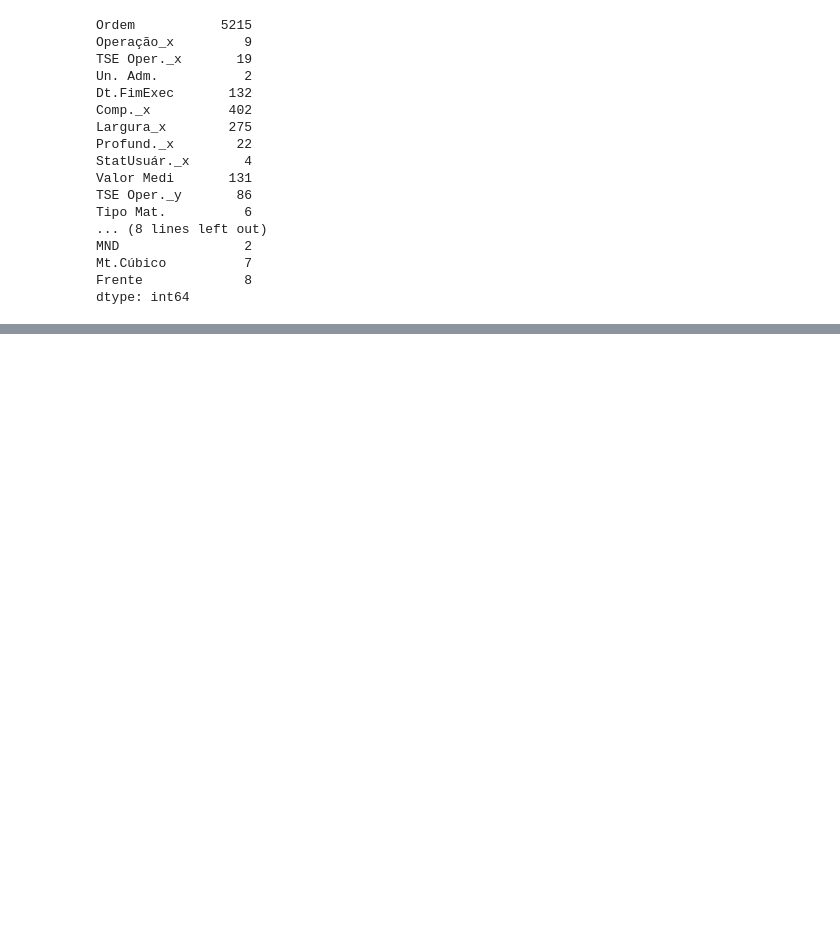
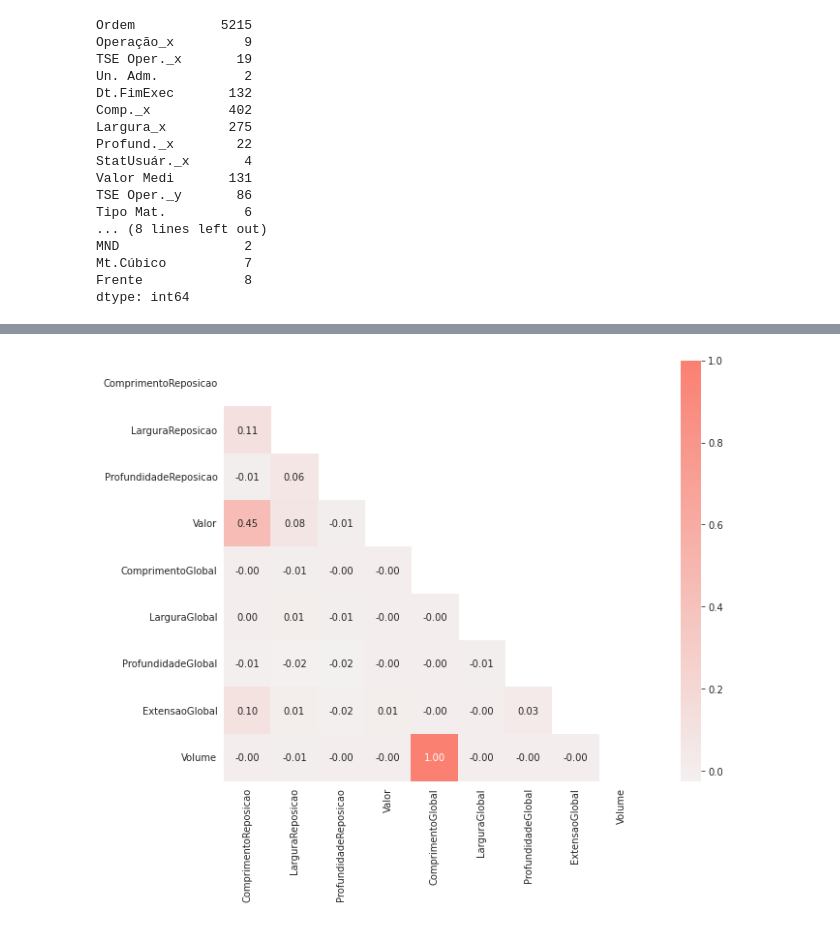
Before and after one commit to eeyamazaki/soebe, a Jupyter notebook: modelo_preditivo_soebe.ipynb, the cells around one changed output, grey strips where cells are left out. Cells and saved outputs as stored; diff of their text form; code cells hidden in the pictures; blank space fills up the shorter version.

```diff
--- a/modelo_preditivo_soebe.ipynb
+++ b/modelo_preditivo_soebe.ipynb
@@ -1510,0 +894,10 @@ r2_knr
+# %%
+# Alterando o nome das colunas e selecionando as variáveis:
+
+dicionario_colunas = {'Ordem':'Ordem', 'Operação_x':'EtapaReposicao', 'TSE Oper._x':'TSEReposicao', 'Un. Adm.':'UGR', 'Dt.FimExec':'DataExec',
+       'Comp._x':'ComprimentoReposicao', 'Largura_x':'LarguraReposicao', 'Profund._x':'ProfundidadeReposicao', 'StatUsuár._x':'Status', 'Valor Medi':'Valor',
+       'TSE Oper._y':'TSEGlobal', 'Tipo Mat.':'TipoMaterial', 'Pos. Rede':'PosicaoRede', 'Diam.Rede':'DiametroRede', 'Diam.Ramal':'DiametroRamal',
+       'Diam.Cavl.':'DiametroCavalete', 'Comp._y':'ComprimentoGlobal', 'Largura_y':'LarguraGlobal', 'Profund._y':'ProfundidadeGlobal', 'Extensão':'ExtensaoGlobal', 'MND':'MND',
+       'Mt.Cúbico':'Volume', 'Frente':'Frente'}
+df = df.rename(dicionario_colunas, axis=1)
+df.head()
@@ -1510,0 +964,8 @@ r2_knr
+# %%
+# Separando os dados que serão utilizados no treinamento do modelo:
+# Aqui vamos puxar todos os serviços que já foram valorados, independente da data de execução do serviço.
+
+lista_pendentes = ['EXEC VALO', 'NEXE VALO']
+mask = df['Status'].isin(lista_pendentes)
+treino = df[mask]
+treino.head()
@@ -1510,0 +980,6 @@ r2_knr
+# %%
+# Dropando as variaveis desnecessarias:
+
+teste.drop(['Ordem', 'EtapaReposicao', 'DataExec', 'Status'], axis=1, inplace=True)
+
+treino.drop(['Ordem', 'EtapaReposicao', 'DataExec', 'Status'], axis=1, inplace=True)
@@ -1510,0 +991,5 @@ r2_knr
+# %%
+# Avaliando a correlação:
+
+correlacao = treino.corr()
+correlacao
@@ -1510,0 +1007,11 @@ r2_knr
+# %%
+# Visualizando a correlação:
+
+cores = sns.color_palette('light:salmon', as_cmap=True)
+mask = np.zeros_like(correlacao)
+mask[np.triu_indices_from(mask)] = True
+with sns.axes_style("white"):
+    f, ax = plt.subplots(figsize=(13, 8))
+    ax = sns.heatmap(correlacao, cmap=cores, mask=mask, square=True, fmt='.2f', annot=True)
+# %% [output]
+[figure, added]
```
Also changed, not shown: parts of 76 cells of this notebook.
